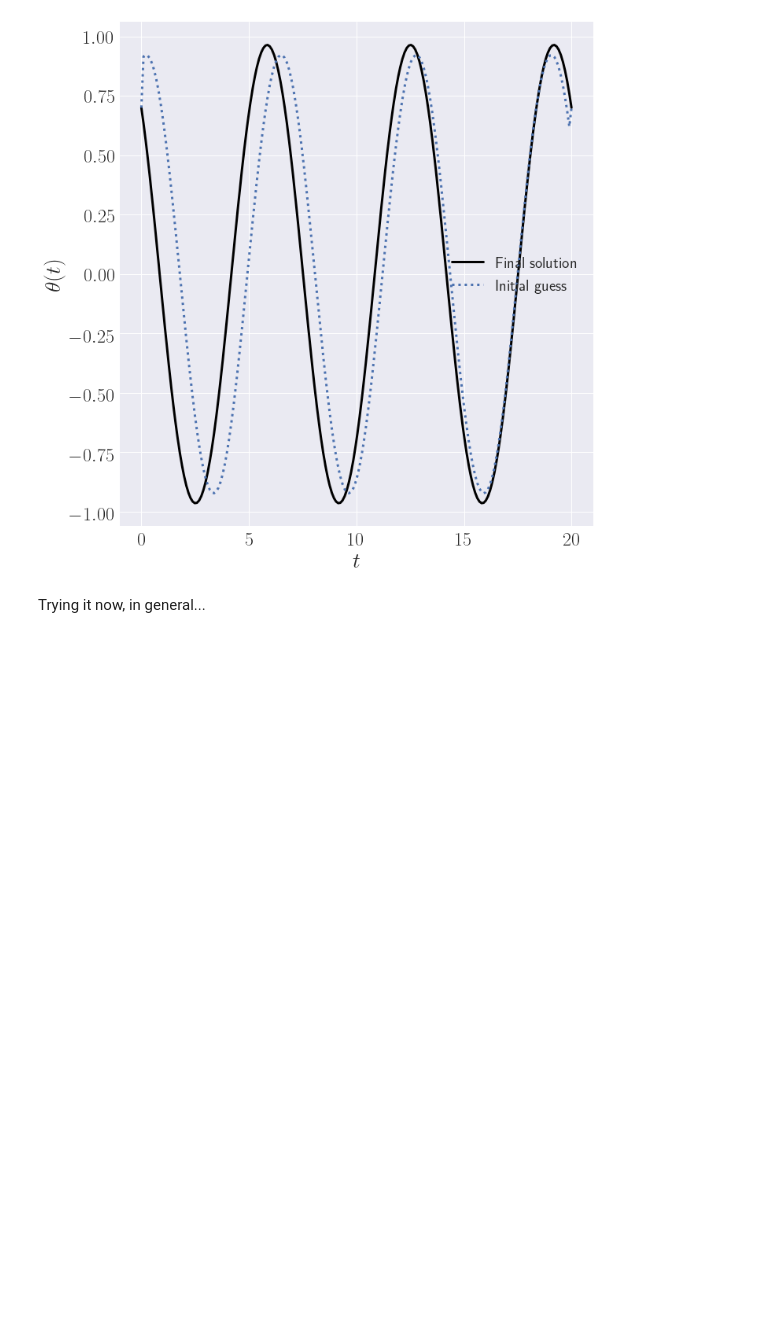
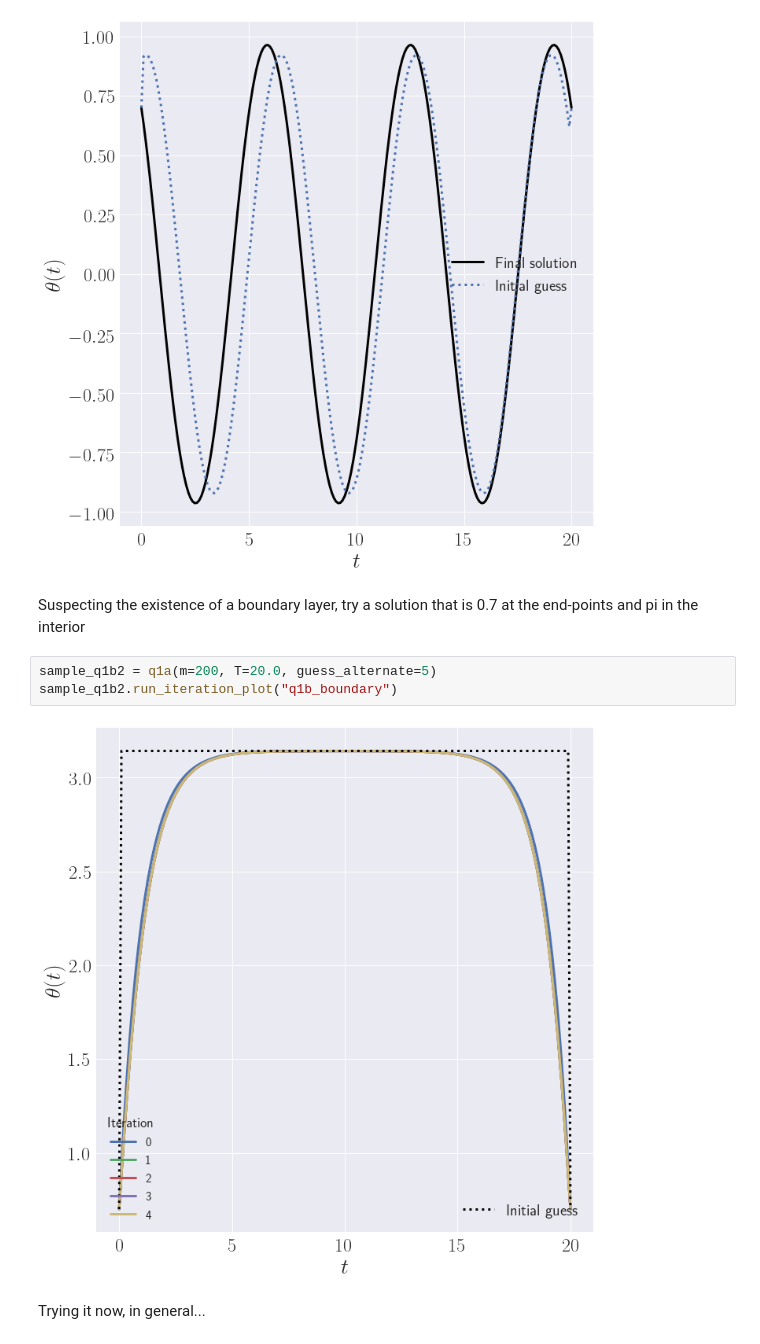
Before and after one commit to jnlucero96/apma922, a Jupyter notebook: assignment02/ipy_notebooks/A2Q1.ipynb, the cells around one changed output. Cells and saved outputs as stored; diff of their text form; blank space fills up the shorter version.

```diff
--- a/assignment02/ipy_notebooks/A2Q1.ipynb
+++ b/assignment02/ipy_notebooks/A2Q1.ipynb
@@ -268,6 +270,13 @@ sample_q1b.run_iteration()
 sample_q1b.get_plot("q1b_long")
 # %% [output]
 [figure]
+# %% [markdown]
+Suspecting the existence of a boundary layer, try a solution that is 0.7 at the end-points and pi in the interior
+# %%
+sample_q1b2 = q1a(m=200, T=20.0, guess_alternate=5)
+sample_q1b2.run_iteration_plot("q1b_boundary")
+# %% [output]
+[figure, added]
 # %% [markdown]
 Trying it now, in general...
 # %%
```
Also changed, not shown: parts of 3 cells of this notebook, 3 other files.
